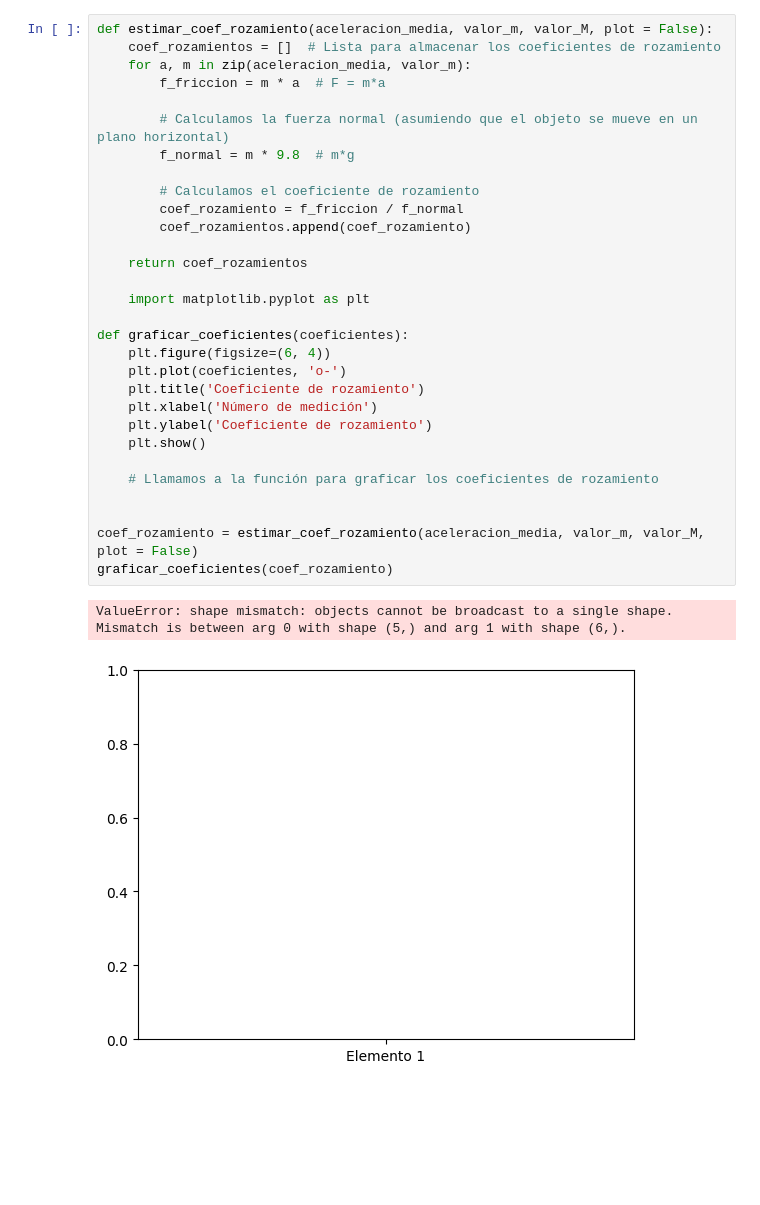
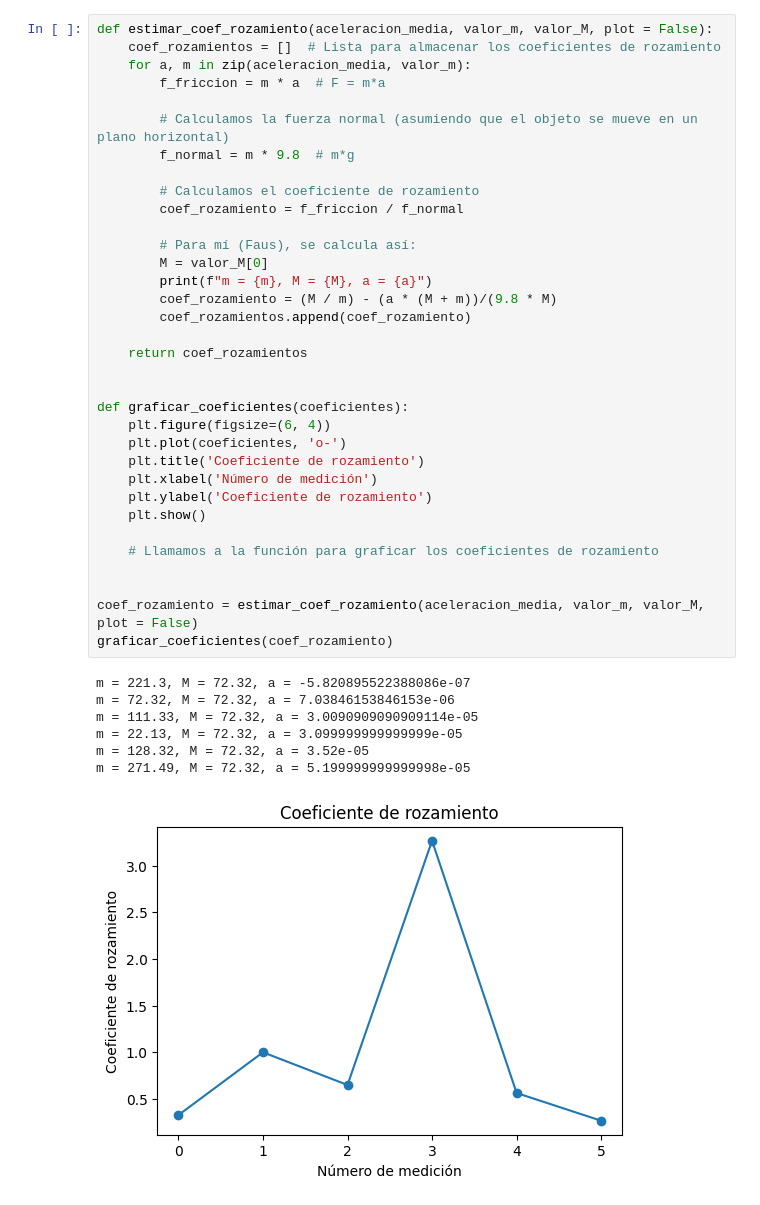
Before and after one commit to BryanDrexler/Fisica_TP3, a Jupyter notebook: tp3.ipynb, the cells around one changed output. Drawn from its saved outputs; the diff is of its cells as text; blank space fills up the shorter version.

```diff
--- a/tp3.ipynb
+++ b/tp3.ipynb
@@ -171,33 +167,42 @@ aceleracion_media = acel_vs_masa(datos, valor_m, valor_M )
 # %%
 def estimar_coef_rozamiento(aceleracion_media, valor_m, valor_M, plot = False):
     coef_rozamientos = []  # Lista para almacenar los coeficientes de rozamiento
     for a, m in zip(aceleracion_media, valor_m):
         f_friccion = m * a  # F = m*a
 
         # Calculamos la fuerza normal (asumiendo que el objeto se mueve en un plano horizontal)
         f_normal = m * 9.8  # m*g
 
         # Calculamos el coeficiente de rozamiento
         coef_rozamiento = f_friccion / f_normal
+
+        # Para mí (Faus), se calcula así:
+        M = valor_M[0]
+        print(f"m = {m}, M = {M}, a = {a}")
+        coef_rozamiento = (M / m) - (a * (M + m))/(9.8 * M)
         coef_rozamientos.append(coef_rozamiento)
 
     return coef_rozamientos
 
-    import matplotlib.pyplot as plt
 
 def graficar_coeficientes(coeficientes):
     plt.figure(figsize=(6, 4))
     plt.plot(coeficientes, 'o-')
     plt.title('Coeficiente de rozamiento')
     plt.xlabel('Número de medición')
     plt.ylabel('Coeficiente de rozamiento')
     plt.show()
 
     # Llamamos a la función para graficar los coeficientes de rozamiento
 
 
 coef_rozamiento = estimar_coef_rozamiento(aceleracion_media, valor_m, valor_M, plot = False)
 graficar_coeficientes(coef_rozamiento)
 # %% [output]
-ValueError: shape mismatch: objects cannot be broadcast to a single shape.  Mismatch is between arg 0 with shape (5,) and arg 1 with shape (6,).
+m = 221.3, M = 72.32, a = -5.820895522388086e-07
+m = 72.32, M = 72.32, a = 7.03846153846153e-06
+m = 111.33, M = 72.32, a = 3.0090909090909114e-05
+m = 22.13, M = 72.32, a = 3.099999999999999e-05
+m = 128.32, M = 72.32, a = 3.52e-05
+m = 271.49, M = 72.32, a = 5.199999999999998e-05
-[figure, old version]
+[figure, new version]
```
Also changed, not shown: parts of 3 cells of this notebook.
